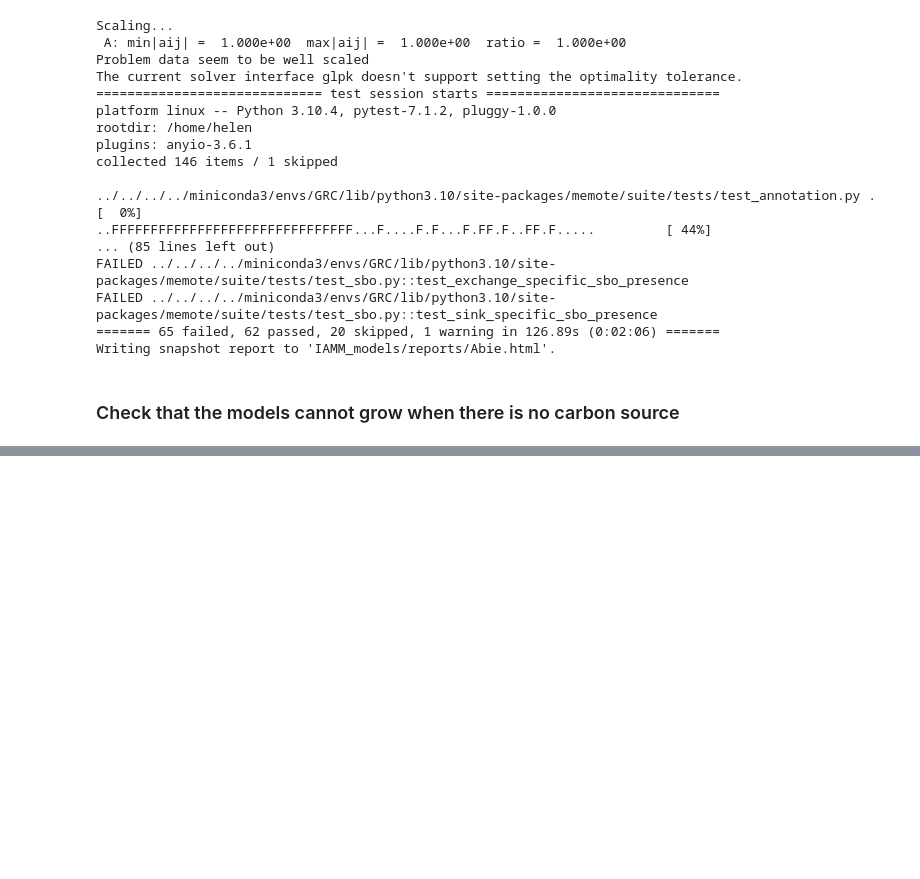
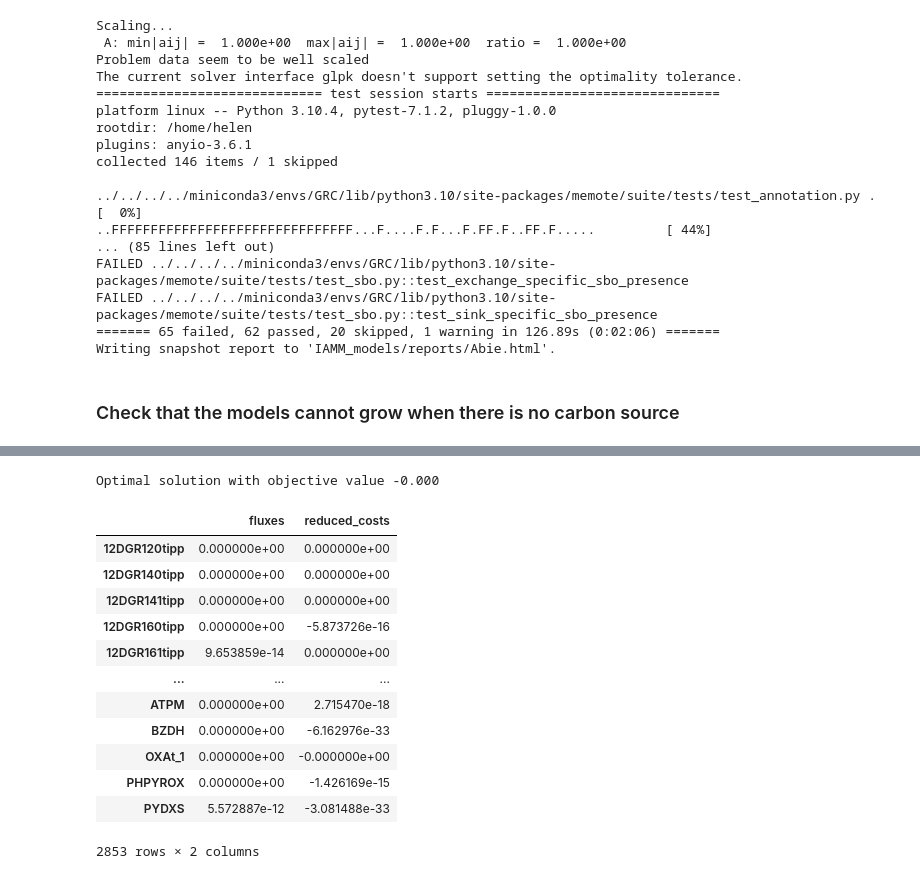
Before and after one commit to hgscott/GRC-2022, a Jupyter notebook: model_qa.ipynb, the cells around one changed output, grey strips where cells are left out. Drawn from its saved outputs; the diff is of its cells as text; code cells hidden in the pictures; blank space fills up the shorter version.

```diff
--- a/model_qa.ipynb
+++ b/model_qa.ipynb
@@ -53,0 +199,13 @@ Writing snapshot report to 'IAMM_models/reports/Abie.html'.
+# %%
+# Define a minimal media
+medium = {'EX_co2_e': 1000.0,
+ 'EX_glc__D_e': 10.0,
+ 'EX_h_e': 1000.0,
+ 'EX_h2o_e': 1000.0,
+ 'EX_nh4_e': 1000.0,
+ 'EX_o2_e': 1000.0,
+ 'EX_pi_e': 1000.0}
+
+model.medium = medium
+
+model.medium
@@ -53,0 +220,17 @@ Writing snapshot report to 'IAMM_models/reports/Abie.html'.
+# %%
+model.optimize()
+# %% [output]
+Optimal solution with objective value -0.000
+|  | fluxes | reduced_costs |
+| 12DGR120tipp | 0.000000e+00 | 0.000000e+00 |
+| 12DGR140tipp | 0.000000e+00 | 0.000000e+00 |
+| 12DGR141tipp | 0.000000e+00 | 0.000000e+00 |
+| 12DGR160tipp | 0.000000e+00 | -5.873726e-16 |
+| 12DGR161tipp | 9.653859e-14 | 0.000000e+00 |
+| ... | ... | ... |
+| ATPM | 0.000000e+00 | 2.715470e-18 |
+| BZDH | 0.000000e+00 | -6.162976e-33 |
+| OXAt_1 | 0.000000e+00 | -0.000000e+00 |
+| PHPYROX | 0.000000e+00 | -1.426169e-15 |
+| PYDXS | 5.572887e-12 | -3.081488e-33 |
+2853 rows × 2 columns
```
Also changed, not shown: parts of 16 cells of this notebook.
